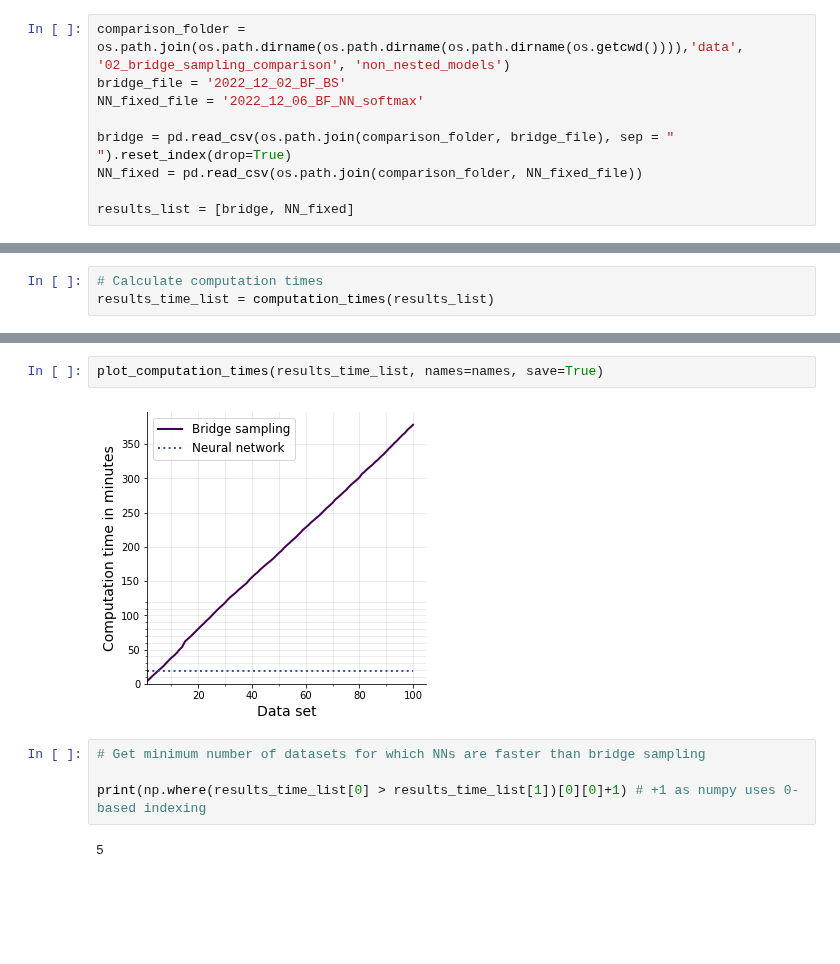
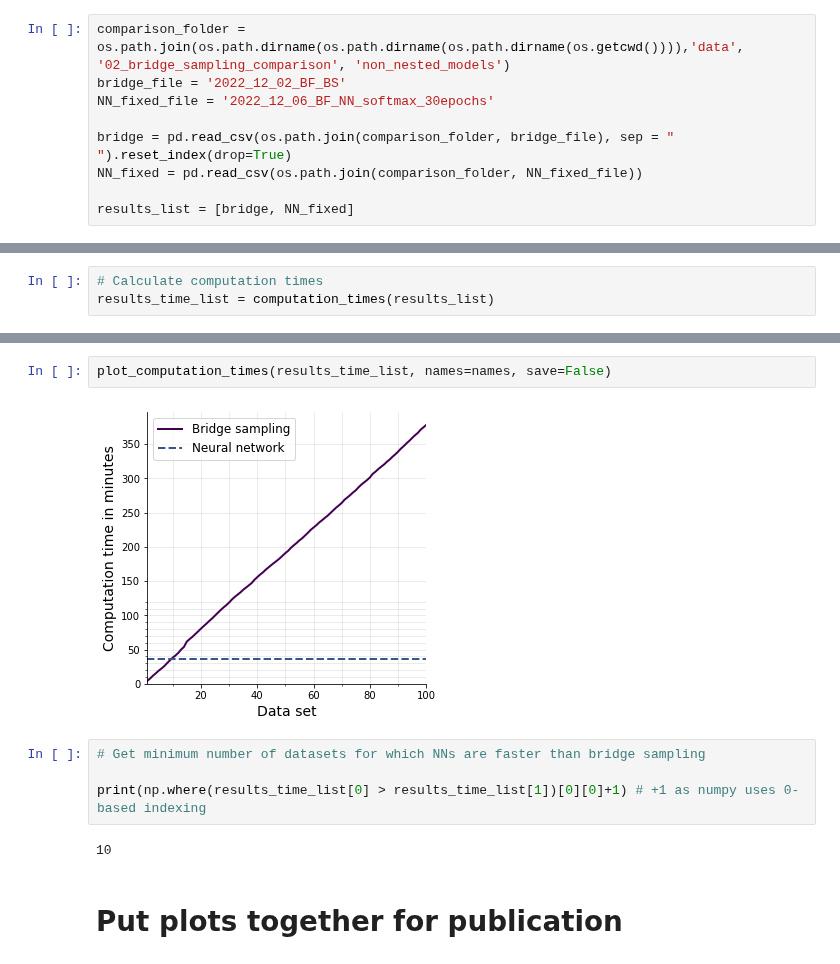
Before and after one commit to elseml/DeepHierarchicalModelComparison, a Jupyter notebook: notebooks/02_bridge_sampling_comparison/non_nested_models/bridge_sampling_comparison.ipynb, the cells around one changed output, grey strips where cells are left out. Cells and saved outputs as stored; diff of their text form; blank space fills up the shorter version.

```diff
--- a/notebooks/02_bridge_sampling_comparison/non_nested_models/bridge_sampling_comparison.ipynb
+++ b/notebooks/02_bridge_sampling_comparison/non_nested_models/bridge_sampling_comparison.ipynb
@@ -24,7 +32,7 @@ plt.rcParams['figure.facecolor'] = 'w'
 # %%
 comparison_folder = os.path.join(os.path.dirname(os.path.dirname(os.path.dirname(os.getcwd()))),'data', '02_bridge_sampling_comparison', 'non_nested_models')
 bridge_file = '2022_12_02_BF_BS'
-NN_fixed_file = '2022_12_06_BF_NN_softmax'
+NN_fixed_file = '2022_12_06_BF_NN_softmax_30epochs'
 
 bridge = pd.read_csv(os.path.join(comparison_folder, bridge_file), sep = " ").reset_index(drop=True)
 NN_fixed = pd.read_csv(os.path.join(comparison_folder, NN_fixed_file))
@@ -210,10 +197,12 @@ NN inference: 0.00035856299999970006seconds
 # %%
-plot_computation_times(results_time_list, names=names, save=True)
+plot_computation_times(results_time_list, names=names, save=False)
 # %% [output]
-[figure, old version]
+[figure, new version]
 # %%
 # Get minimum number of datasets for which NNs are faster than bridge sampling
 
 print(np.where(results_time_list[0] > results_time_list[1])[0][0]+1) # +1 as numpy uses 0-based indexing
 # %% [output]
-5
+10
+# %% [markdown]
+# Put plots together for publication
```
Also changed, not shown: parts of 18 cells of this notebook.
